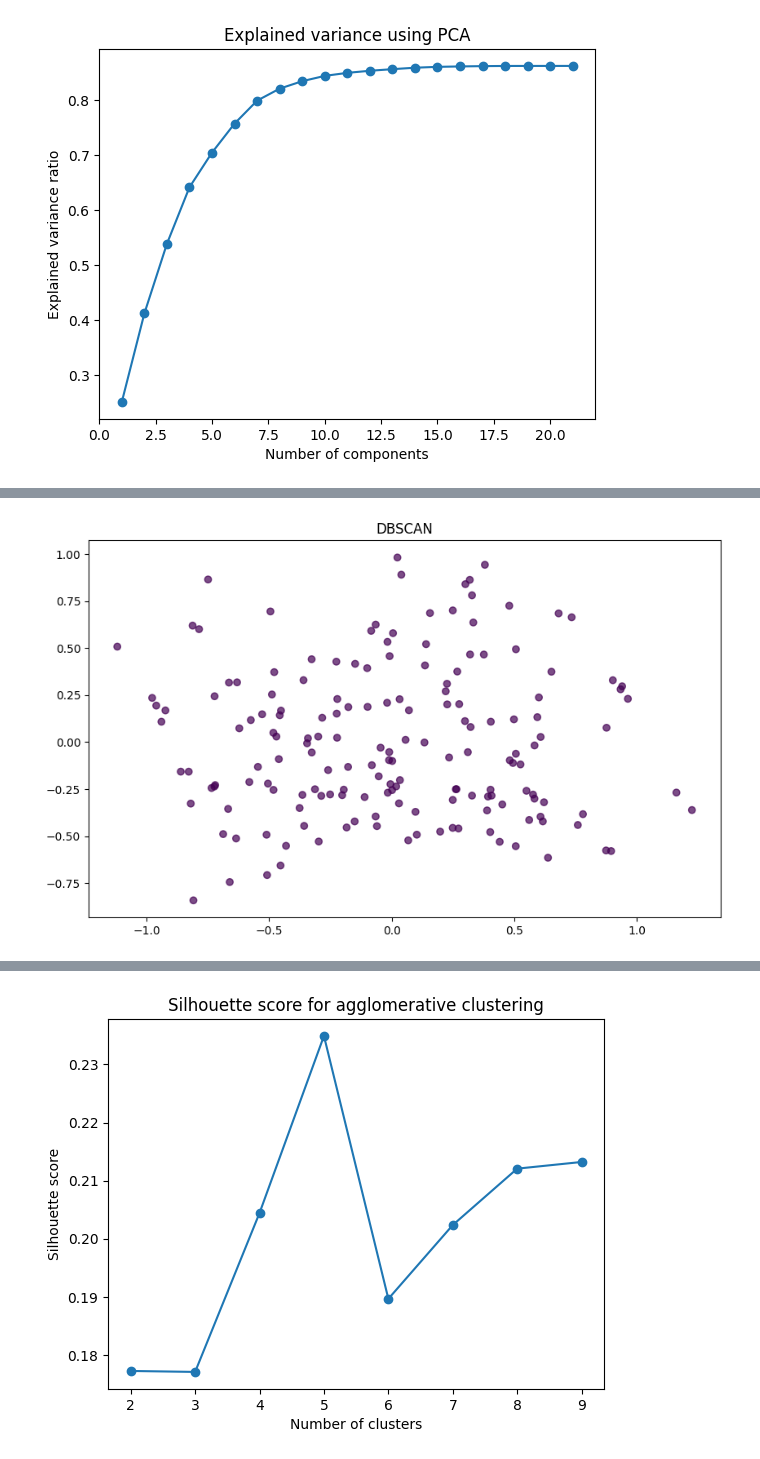
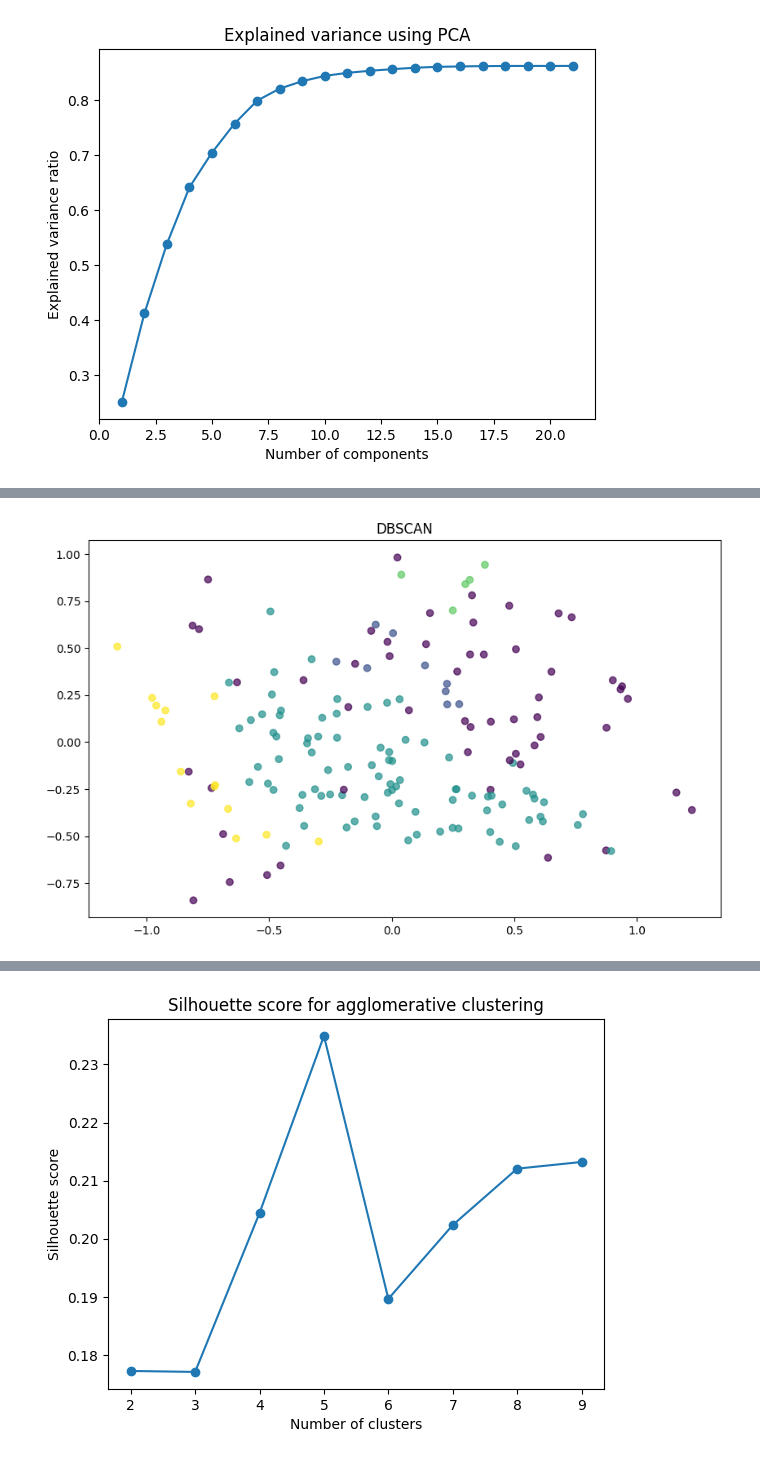
Before and after one commit to oscariolo/FinalMachineLearning, a Jupyter notebook: source/models/clustering.ipynb, the cells around one changed output, grey strips where cells are left out. Saved outputs shown, nothing was run; the diff lists cells and outputs as text; code cells hidden in the pictures.

```diff
--- a/source/models/clustering.ipynb
+++ b/source/models/clustering.ipynb
@@ -17,8 +17,8 @@ def cluster_ac(x, n_clusters):
     ac.fit(x)
     return ac.labels_
 # %%
-def cluster_DBSCAN(x):
-    db = DBSCAN(metric='euclidean', eps=1.8)
+def cluster_DBSCAN(x, eps):
+    db = DBSCAN(metric='euclidean', eps=eps)
     db.fit(x)
     return db.labels_
 # %%
@@ -127,11 +145,11 @@ Cluster 0:
 # %%
 # Clusterize using DBSCAN
-dbscan_labels = cluster_DBSCAN(x_reduced)
+dbscan_labels = cluster_DBSCAN(x_reduced, 0.5)
 
 # Show the results
 plt.figure(figsize=(10, 6))
 plt.scatter(x_reduced[:, 0], x_reduced[:, 1], c=dbscan_labels, alpha=0.7)
 plt.title('DBSCAN')
 plt.show()
 # %% [output]
-[figure, old version]
+[figure, new version]
```
Also changed, not shown: parts of 11 cells of this notebook.
